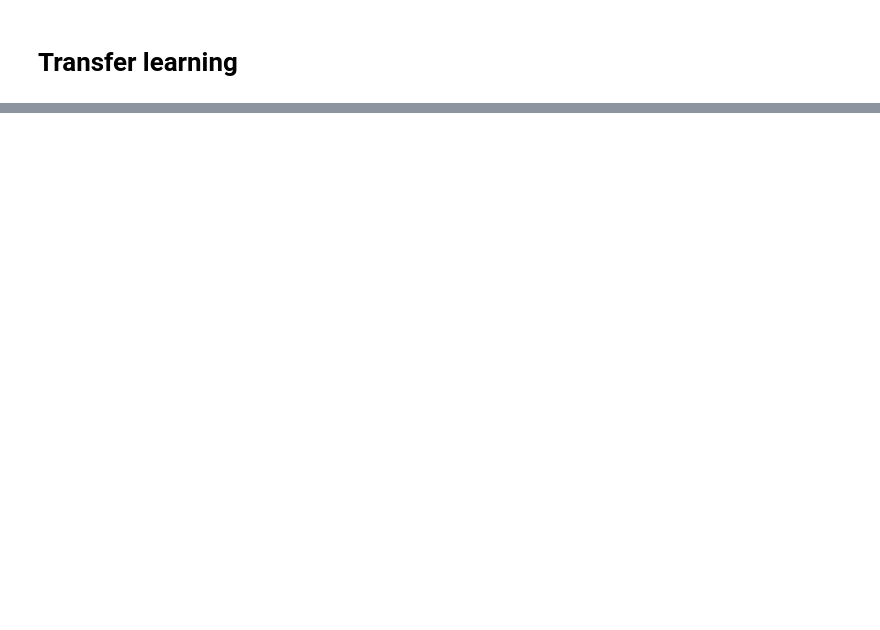
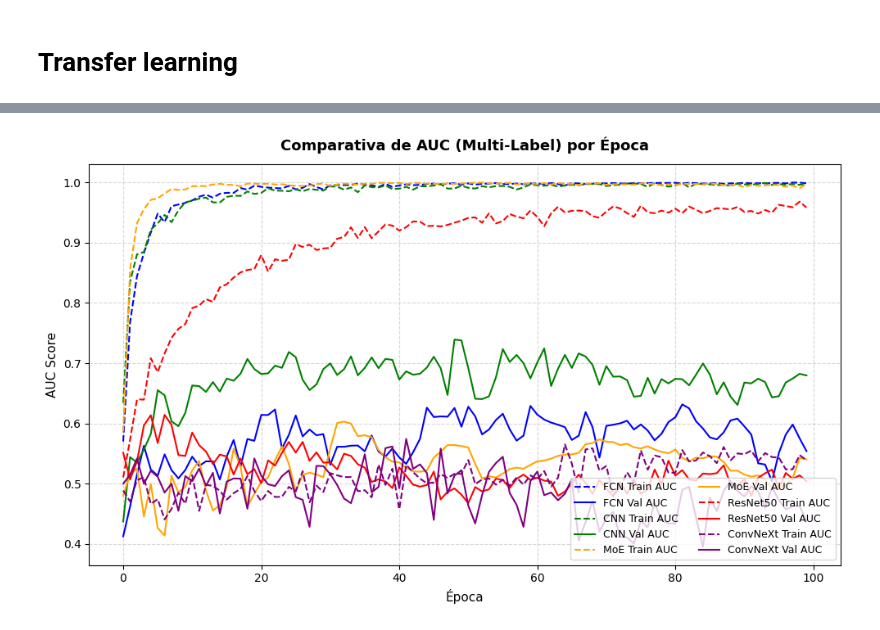
Before and after one commit to JaredMijailRE/IA-Images, a Jupyter notebook: proyecto.ipynb, the cells around one changed output, grey strips where cells are left out. Drawn from its saved outputs; the diff is of its cells as text; code cells hidden in the pictures; blank space fills up the shorter version.

```diff
--- a/proyecto.ipynb
+++ b/proyecto.ipynb
@@ -921 +1407,37 @@ Error:
+# %%
+plt.figure(figsize=(10, 6))
+colors = {
+    'FCN': 'blue',
+    'CNN': 'green',
+    'MoE': 'orange',
+    'ResNet50': 'red',
+    'ConvNeXt': 'purple'
+}
+
+# Graficar Train y Val AUC para cada modelo
+plt.plot(history_fcn.history['auc'], label='FCN Train AUC', color=colors['FCN'], linestyle='--')
+plt.plot(history_fcn.history['val_auc'], label='FCN Val AUC', color=colors['FCN'], linestyle='-')
+
+plt.plot(history_cnn.history['auc'], label='CNN Train AUC', color=colors['CNN'], linestyle='--')
+plt.plot(history_cnn.history['val_auc'], label='CNN Val AUC', color=colors['CNN'], linestyle='-')
+
+plt.plot(history_moe.history['auc'], label='MoE Train AUC', color=colors['MoE'], linestyle='--')
+plt.plot(history_moe.history['val_auc'], label='MoE Val AUC', color=colors['MoE'], linestyle='-')
+
+plt.plot(history_resnet.history['auc'], label='ResNet50 Train AUC', color=colors['ResNet50'], linestyle='--')
+plt.plot(history_resnet.history['val_auc'], label='ResNet50 Val AUC', color=colors['ResNet50'], linestyle='-')
+
+plt.plot(history_convnext.history['auc'], label='ConvNeXt Train AUC', color=colors['ConvNeXt'], linestyle='--')
+plt.plot(history_convnext.history['val_auc'], label='ConvNeXt Val AUC', color=colors['ConvNeXt'], linestyle='-')
+
+plt.title('Comparativa de AUC (Multi-Label) por Época', fontsize=13, fontweight='bold', pad=12)
+plt.xlabel('Época', fontsize=11)
+plt.ylabel('AUC Score', fontsize=11)
+plt.legend(loc='lower right', fontsize=9, ncol=2)
+plt.grid(True, linestyle='--', alpha=0.5)
+
+plt.tight_layout()
+plt.show()
+# %% [output]
+[figure, added]
 # %%
```
Also changed, not shown: parts of 65 cells of this notebook, 19 other files.
